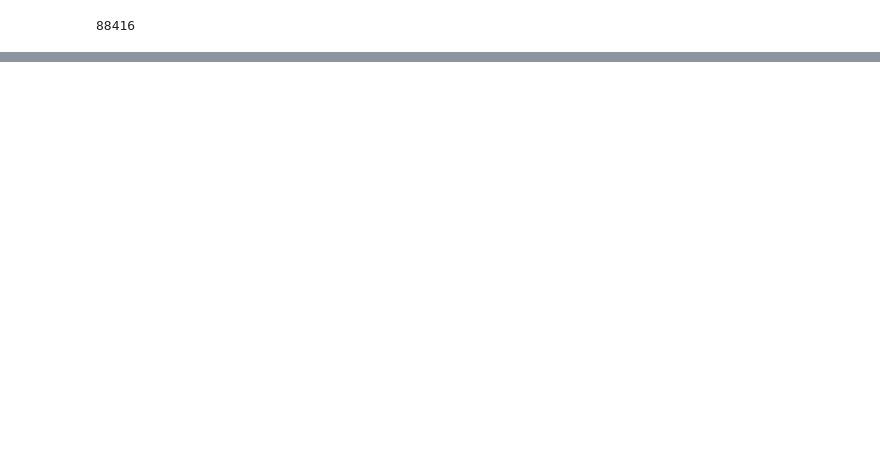
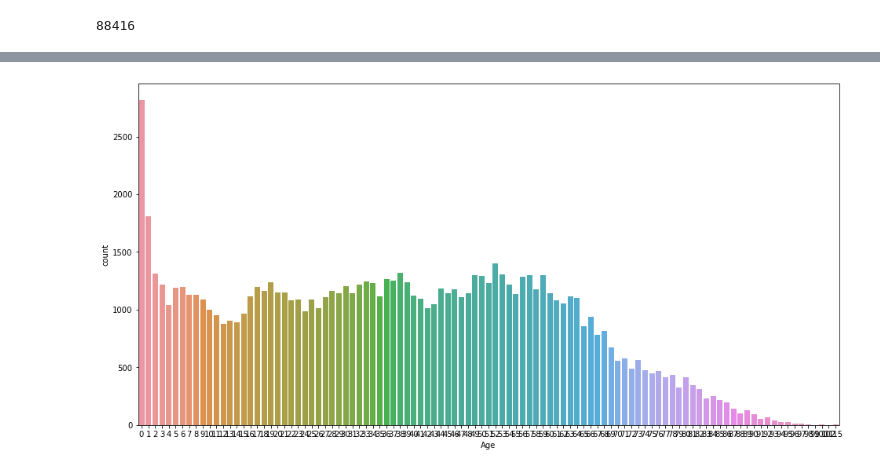
Before and after one commit to ale-pavel/exam-challenge-appointments, a Jupyter notebook: Challenge-appointments-preparation.ipynb, the cells around one changed output, grey strips where cells are left out. Drawn from its saved outputs; the diff is of its cells as text; code cells hidden in the pictures; blank space fills up the shorter version.

```diff
--- a/Challenge-appointments-preparation.ipynb
+++ b/Challenge-appointments-preparation.ipynb
@@ -131,0 +189,6 @@ appointments[appointments.PatientId.apply(float.is_integer) == False]
+# %%
+fig = plt.figure(figsize=(16,8))
+chart = sns.countplot(appointments.Age)
+#chart.set_xticklabels(chart.get_xticklabels(), rotation=45)
+# %% [output]
+[figure, added]
```
Also changed, not shown: parts of 48 cells of this notebook, 1 other file.
